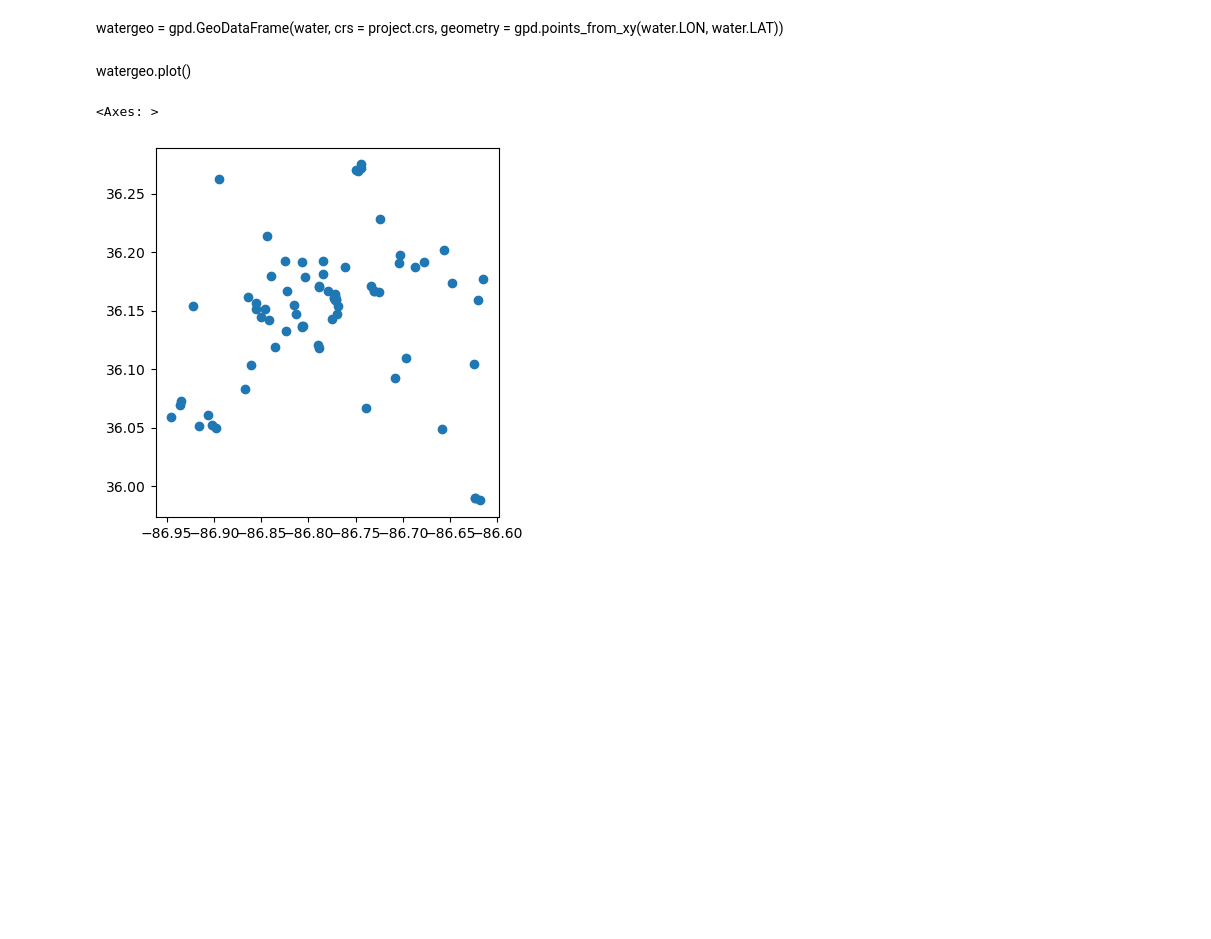
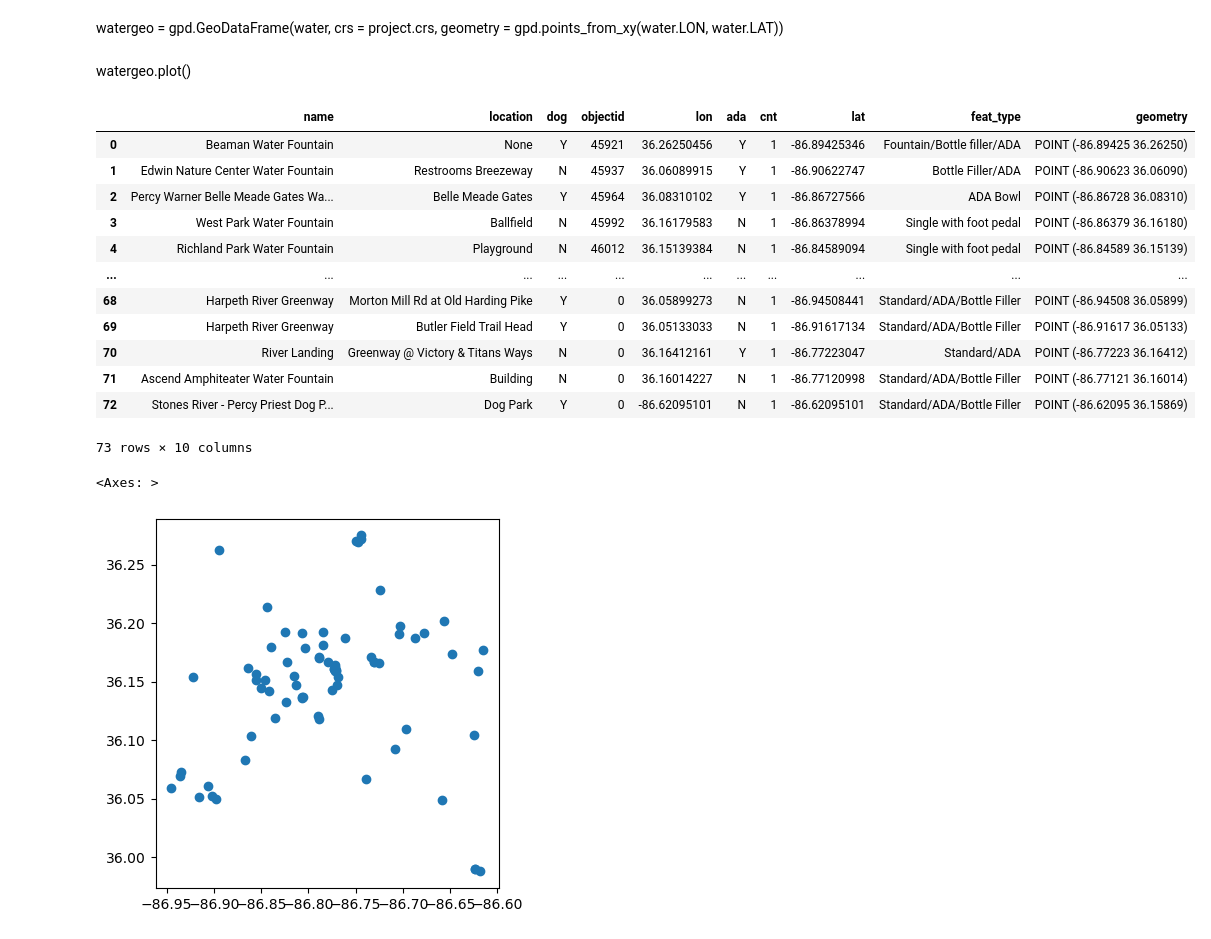
Before and after one commit to Luna-Agora/caps, a Jupyter notebook: notebooks/davidson_geo_folium.ipynb, the cells around one changed output. Drawn from its saved outputs; the diff is of its cells as text; code cells hidden in the pictures; blank space fills up the shorter version.

```diff
--- a/notebooks/davidson_geo_folium.ipynb
+++ b/notebooks/davidson_geo_folium.ipynb
@@ -474,6 +474,21 @@ watergeo = gpd.GeoDataFrame(water,
 watergeo.plot()
 # %%
 watergeo = gpd.read_file('../data/publicwater.geojson')
+watergeo
+# %% [output]
+|  | name | location | dog | objectid | lon | ada | cnt | lat | feat_type | geometry |
+| 0 | Beaman Water Fountain | None | Y | 45921 | 36.26250456 | Y | 1 | -86.89425346 | Fountain/Bottle filler/ADA | POINT (-86.89425 36.26250) |
+| 1 | Edwin Nature Center Water Fountain | Restrooms Breezeway | N | 45937 | 36.06089915 | Y | 1 | -86.90622747 | Bottle Filler/ADA | POINT (-86.90623 36.06090) |
+| 2 | Percy Warner Belle Meade Gates Wa... | Belle Meade Gates | Y | 45964 | 36.08310102 | Y | 1 | -86.86727566 | ADA Bowl | POINT (-86.86728 36.08310) |
+| 3 | West Park Water Fountain | Ballfield | N | 45992 | 36.16179583 | N | 1 | -86.86378994 | Single with foot pedal | POINT (-86.86379 36.16180) |
+| 4 | Richland Park Water Fountain | Playground | N | 46012 | 36.15139384 | N | 1 | -86.84589094 | Single with foot pedal | POINT (-86.84589 36.15139) |
+| ... | ... | ... | ... | ... | ... | ... | ... | ... | ... | ... |
+| 68 | Harpeth River Greenway | Morton Mill Rd at Old Harding Pike | Y | 0 | 36.05899273 | N | 1 | -86.94508441 | Standard/ADA/Bottle Filler | POINT (-86.94508 36.05899) |
+| 69 | Harpeth River Greenway | Butler Field Trail Head | Y | 0 | 36.05133033 | N | 1 | -86.91617134 | Standard/ADA/Bottle Filler | POINT (-86.91617 36.05133) |
+| 70 | River Landing | Greenway @ Victory & Titans Ways | N | 0 | 36.16412161 | Y | 1 | -86.77223047 | Standard/ADA | POINT (-86.77223 36.16412) |
+| 71 | Ascend Amphiteater Water Fountain | Building | N | 0 | 36.16014227 | N | 1 | -86.77120998 | Standard/ADA/Bottle Filler | POINT (-86.77121 36.16014) |
+| 72 | Stones River - Percy Priest Dog P... | Dog Park | Y | 0 | -86.62095101 | N | 1 | -86.62095101 | Standard/ADA/Bottle Filler | POINT (-86.62095 36.15869) |
+73 rows × 10 columns
 # %%
 watergeo.plot()
 # %% [output]
```
Also changed, not shown: parts of 10 cells of this notebook.
